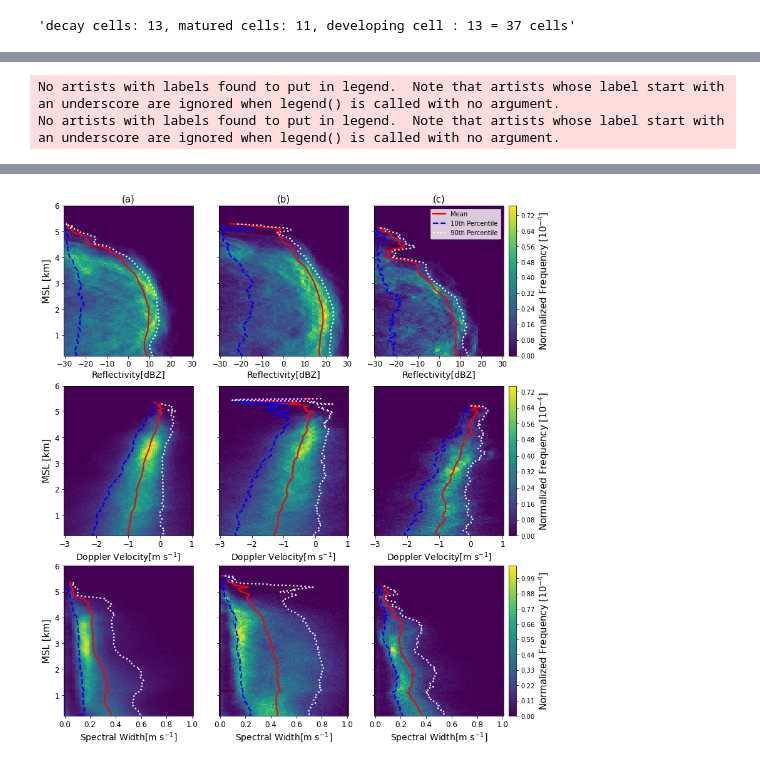
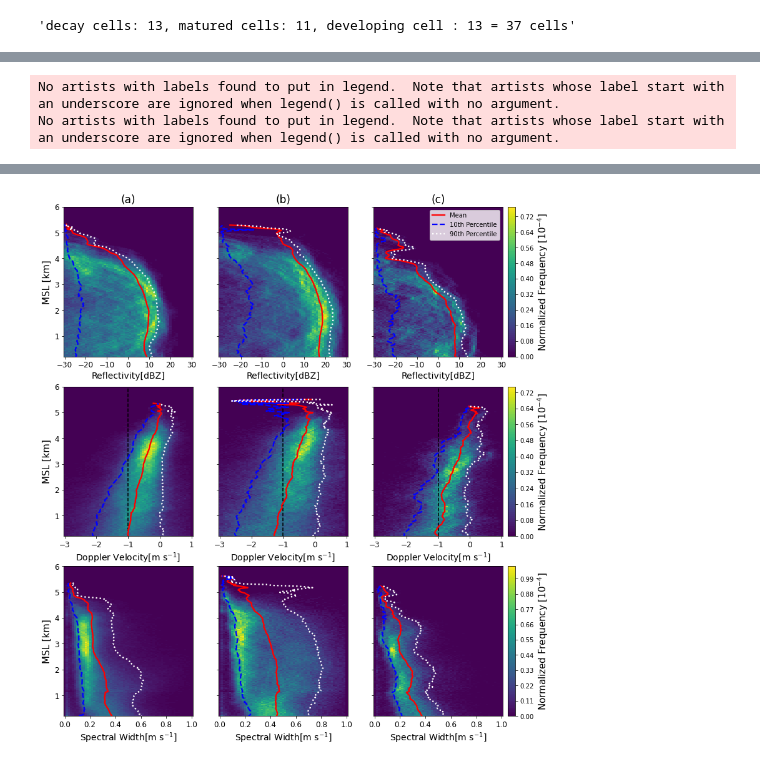
Before and after one commit to clevernat/MS-research-codes, a Jupyter notebook: Observational/CFADs/cfad.ipynb, the cells around one changed output, grey strips where cells are left out. Cells and saved outputs as stored; diff of their text form; code cells hidden in the pictures.

Commit message:
updated CFAD.py

```diff
--- a/Observational/CFADs/cfad.ipynb
+++ b/Observational/CFADs/cfad.ipynb
@@ -10,7 +10,7 @@ import warnings
 warnings.filterwarnings('ignore')
 # %%
 # open dataset
-dataset = xr.open_dataset('./kazar-data-concat-mar13-mar14.nc')
+dataset = xr.open_dataset('./data/kazar-data-concat-mar13-mar14.nc')
 
 # get reflectivity, doppler velocity and spectral width variables
 reflectivity = dataset['reflectivity_best_estimate']
@@ -422,10 +310,14 @@ for i in range(3):
         else:
             axes[i, j].set_xticks(x_ticks_width)
 
+         # Add vertical lines to the second row of subplots
+        if i == 1:  # Second row is indexed as 1 (since indexing starts from -1)
+            axes[i, j].axvline(x=-1, color='black', linestyle='--')
+
         # Set subplot titles
-        axes[0, 0].set_title('(a)', fontsize=15)
-        axes[0, 1].set_title('(b)', fontsize=15)
-        axes[0, 2].set_title('(c)', fontsize=15)
+        axes[0, 0].set_title('(a)', fontsize=17)
+        axes[0, 1].set_title('(b)', fontsize=17)
+        axes[0, 2].set_title('(c)', fontsize=17)
         axes[i, j].set_ylim(0.2, 6)
 
         # Set y-labels for the subplots
@@ -460,9 +352,10 @@ for i in range(3):
         cbar.set_ticklabels(['0.00', '0.11', '0.22', '0.33', '0.44', '0.55', '0.66', '0.77', '0.88', '0.99'])
     cbar_axes.append(cbar.ax)
 
+
 # Save the figure in two formats
-plt.savefig("./CFAD/cfad-pub.jpg", dpi=1000, bbox_inches='tight')
-plt.savefig("./CFAD/cfad-pub.png", dpi=1000, bbox_inches='tight')
+# plt.savefig("./CFAD/cfad-pub.jpg", dpi=1000, bbox_inches='tight')
+# plt.savefig("./CFAD/cfad-pub.png", dpi=1000, bbox_inches='tight')
 # %% [output]
 No artists with labels found to put in legend.  Note that artists whose label start with an underscore are ignored when legend() is called with no argument.
 No artists with labels found to put in legend.  Note that artists whose label start with an underscore are ignored when legend() is called with no argument.
@@ -471 +364 @@ Wall time: 23.2 s
-[figure, old version]
+[figure, new version]
```
Also changed, not shown: parts of 4 cells of this notebook.
